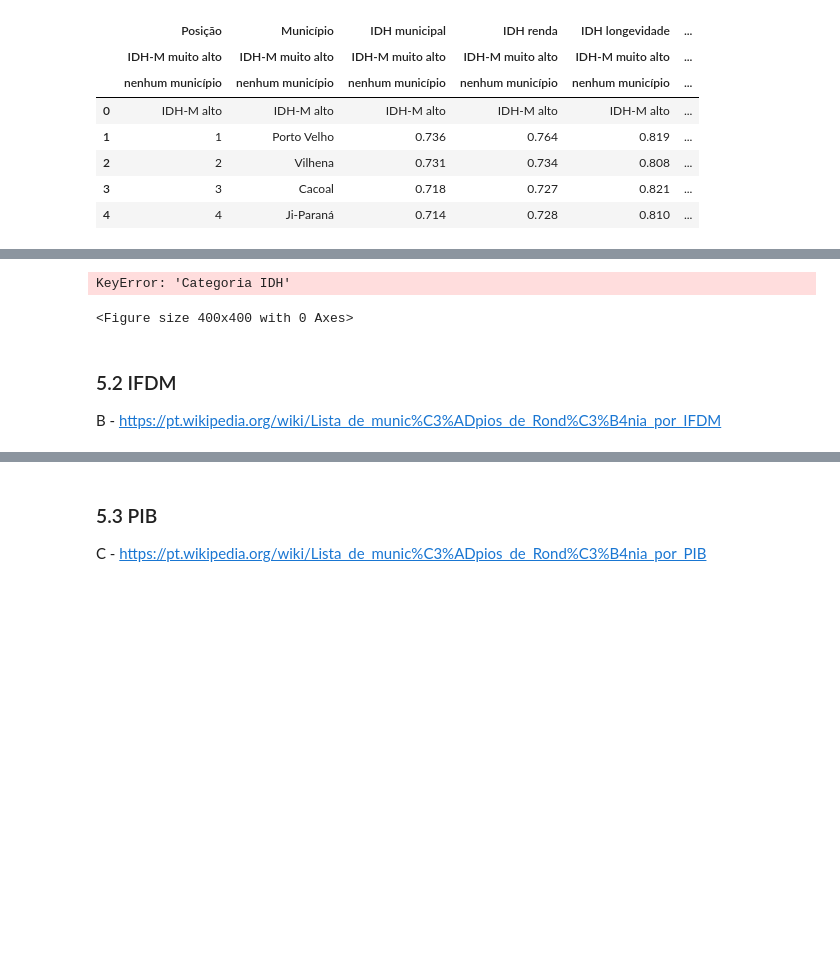
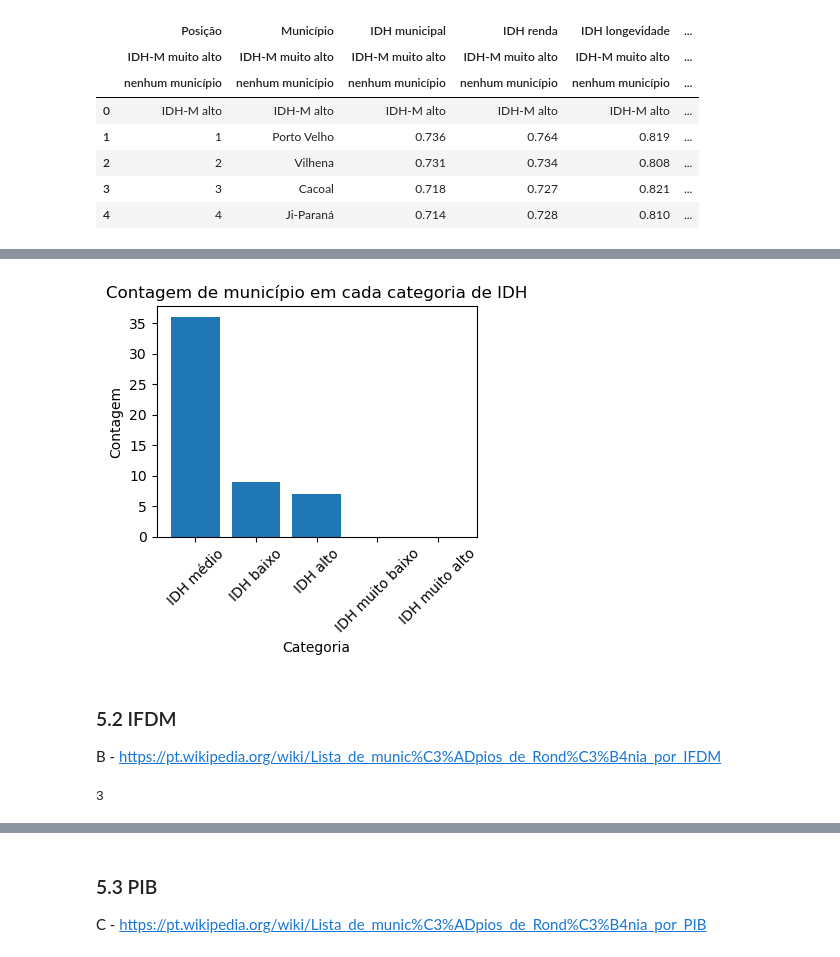
Before and after one commit to MacielGithub/Exercicios_EBAC, a Jupyter notebook: M9_E2.ipynb, the cells around one changed output, grey strips where cells are left out. Saved outputs shown, nothing was run; the diff lists cells and outputs as text; code cells hidden in the pictures; blank space fills up the shorter version.

```diff
--- a/M9_E2.ipynb
+++ b/M9_E2.ipynb
@@ -347,23 +319,27 @@ dataset_IDH
 # %%
 plt.figure(figsize=(4,4))
 
-contagem_categorias = dataset_IDH['Categoria IDH'].value_counts()
+contagem_categorias = dataset_IDH['Categoria'].value_counts()
 
 plt.bar(data=contagem_categorias,
         x=contagem_categorias.index,
         height=contagem_categorias.values
         )
 
 # Customizando o gráfico
 plt.title('Contagem de município em cada categoria de IDH')
 plt.xlabel('Categoria')
 plt.ylabel('Contagem')
 plt.xticks(rotation=45)  # Rotacionar os rótulos das datas para melhor visualização
 plt.tight_layout()
 plt.show()
 # %% [output]
-KeyError: 'Categoria IDH'
-<Figure size 400x400 with 0 Axes>
+[figure, added]
 # %% [markdown]
 ### 5.2 IFDM
 B - https://pt.wikipedia.org/wiki/Lista_de_munic%C3%ADpios_de_Rond%C3%B4nia_por_IFDM
+# %%
+IFDM_HTML = pd.read_html('https://pt.wikipedia.org/wiki/Lista_de_munic%C3%ADpios_de_Rond%C3%B4nia_por_IFDM', skiprows=0)
+len(IFDM_HTML) # foram encontradas 3 tabelas
+# %% [output]
+3
```
Also changed, not shown: parts of 12 cells of this notebook.
